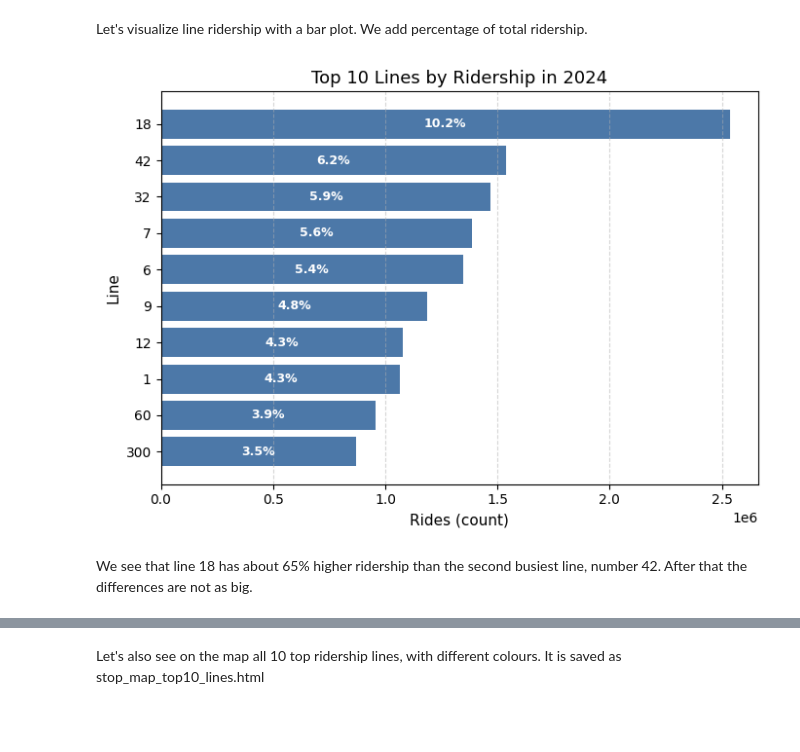
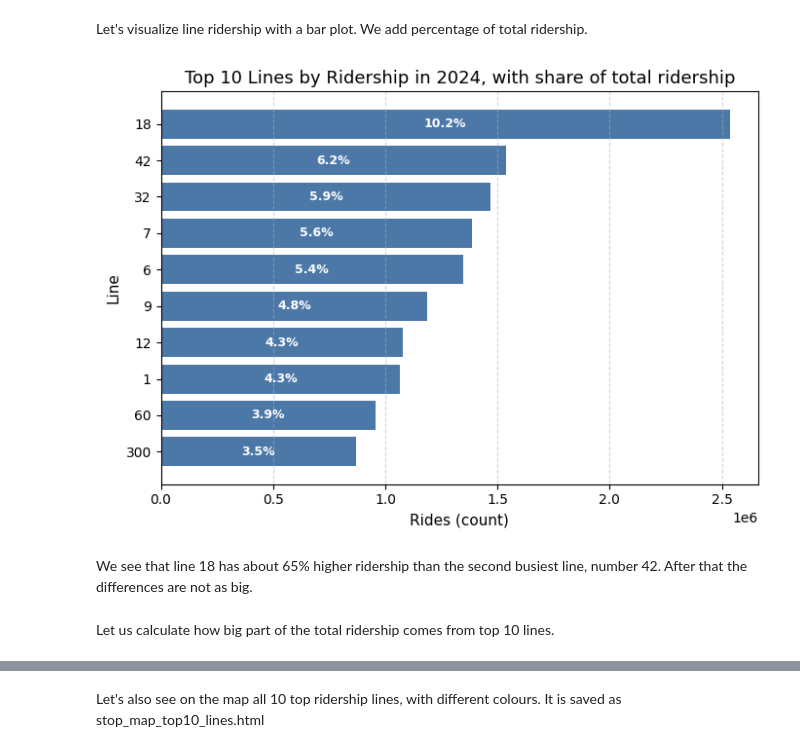
Before and after one commit to zakharov89/Turku_bus_ridership, a Jupyter notebook: notebooks/exploration.ipynb, the cells around one changed output, grey strips where cells are left out. Cells and saved outputs as stored; diff of their text form; code cells hidden in the pictures; blank space fills up the shorter version.

```diff
--- a/notebooks/exploration.ipynb
+++ b/notebooks/exploration.ipynb
@@ -901,37 +901,39 @@ Let's visualize line ridership with a bar plot. We add percentage of total rider
 import matplotlib.pyplot as plt
 
 # Sort and select top 10
 lines_sorted = line_data.sort_values(by="count", ascending=False)
 lines_sorted_top = lines_sorted.head(10).copy()
 
 # Compute percentages
 total_passengers = line_data["count"].sum()
 lines_sorted_top["percent"] = 100 * lines_sorted_top["count"] / total_passengers
 
 # Plot
 plt.figure(figsize=(7, 5))
 bars = plt.barh(lines_sorted_top["line"], lines_sorted_top["count"], color="#4C78A8")
 plt.gca().invert_yaxis()
 
 plt.xlabel("Rides (count)", fontsize=11)
 plt.ylabel("Line", fontsize=11)
-plt.title("Top 10 Lines by Ridership in 2024", fontsize=13)
+plt.title("Top 10 Lines by Ridership in 2024, with share of total ridership", fontsize=13)
 
 
 for bar, pct in zip(bars, lines_sorted_top["percent"]):
     plt.text(bar.get_width() / 2,
              bar.get_y() + bar.get_height()/2,
              f"{pct:.1f}%",
              ha='center', va='center', color='white', fontsize=9, weight='bold')
 
 
 plt.grid(axis='x', linestyle='--', alpha=0.5)
 plt.tight_layout()
 plt.show()
 # %% [output]
-[figure, old version]
+[figure, new version]
 # %% [markdown]
 We see that line 18 has about 65% higher ridership than the second busiest line, number 42. After that the differences are not as big.
+# %% [markdown]
+Let us calculate how big part of the total ridership comes from top 10 lines.
 # %%
 total_ride_top_10 = top10_lines['count'].sum()
 perc = total_ride_top_10 / total_passengers * 100
```
Also changed, not shown: parts of 2 cells of this notebook, 3 other files.
